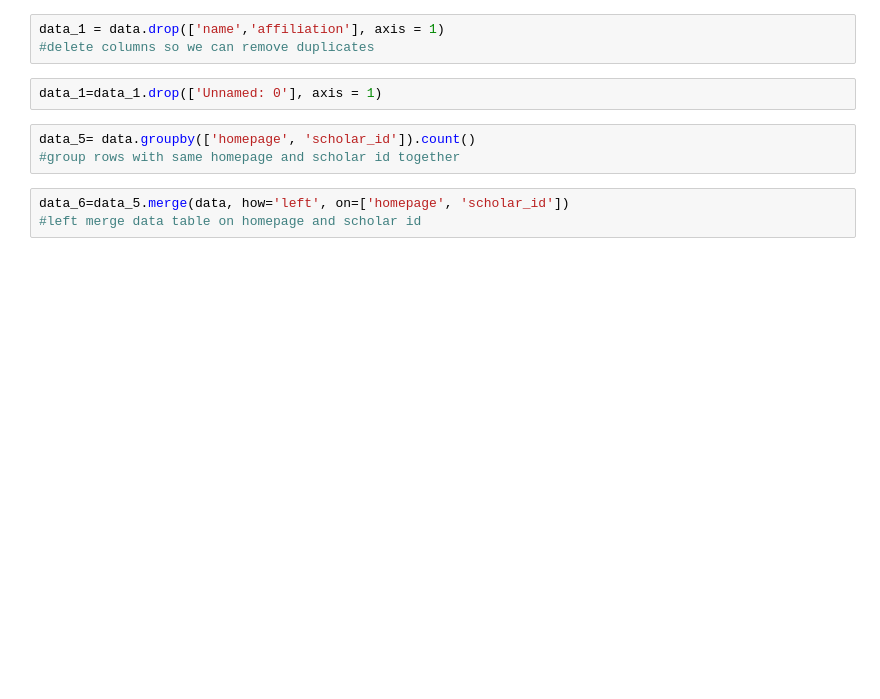
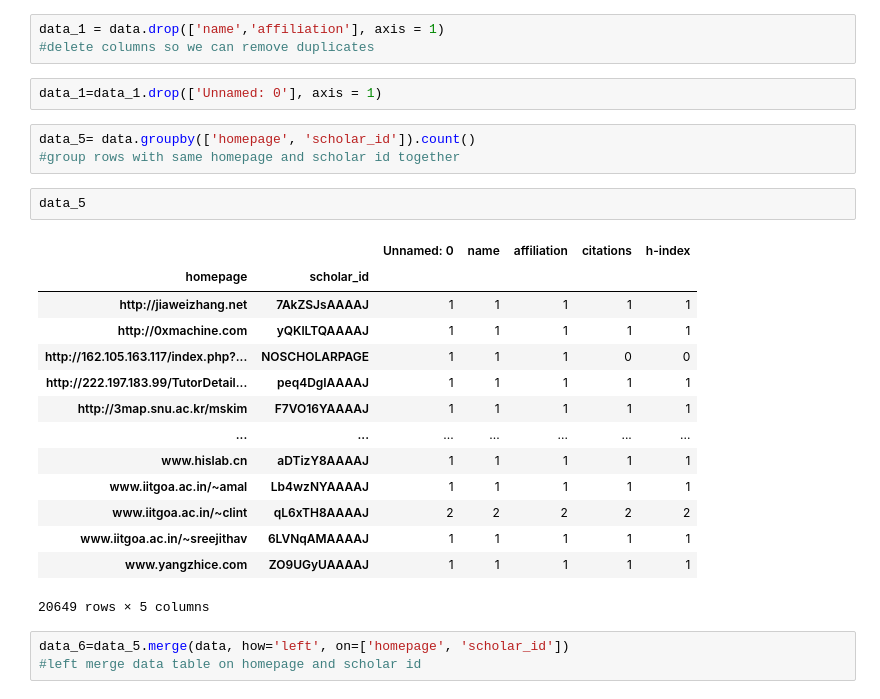
Before and after one commit to ychhatre/csimpact, a Jupyter notebook: code/remove_dupes.ipynb, the cells around one changed output. Cells and saved outputs as stored; diff of their text form; blank space fills up the shorter version.

```diff
--- a/code/remove_dupes.ipynb
+++ b/code/remove_dupes.ipynb
@@ -10,6 +28,23 @@ data_1=data_1.drop(['Unnamed: 0'], axis = 1)
 # %%
 data_5= data.groupby(['homepage', 'scholar_id']).count()
 #group rows with same homepage and scholar id together
+# %%
+data_5
+# %% [output]
+|  |  | Unnamed: 0 | name | affiliation | citations | h-index |
+| homepage | scholar_id |  |  |  |  |  |
+| http://jiaweizhang.net | 7AkZSJsAAAAJ | 1 | 1 | 1 | 1 | 1 |
+| http://0xmachine.com | yQKlLTQAAAAJ | 1 | 1 | 1 | 1 | 1 |
+| http://162.105.163.117/index.php?... | NOSCHOLARPAGE | 1 | 1 | 1 | 0 | 0 |
+| http://222.197.183.99/TutorDetail... | peq4DgIAAAAJ | 1 | 1 | 1 | 1 | 1 |
+| http://3map.snu.ac.kr/mskim | F7VO16YAAAAJ | 1 | 1 | 1 | 1 | 1 |
+| ... | ... | ... | ... | ... | ... | ... |
+| www.hislab.cn | aDTizY8AAAAJ | 1 | 1 | 1 | 1 | 1 |
+| www.iitgoa.ac.in/~amal | Lb4wzNYAAAAJ | 1 | 1 | 1 | 1 | 1 |
+| www.iitgoa.ac.in/~clint | qL6xTH8AAAAJ | 2 | 2 | 2 | 2 | 2 |
+| www.iitgoa.ac.in/~sreejithav | 6LVNqAMAAAAJ | 1 | 1 | 1 | 1 | 1 |
+| www.yangzhice.com | ZO9UGyUAAAAJ | 1 | 1 | 1 | 1 | 1 |
+20649 rows × 5 columns
 # %%
 data_6=data_5.merge(data, how='left', on=['homepage', 'scholar_id'])
 #left merge data table on homepage and scholar id
```
Also changed, not shown: parts of 20 cells of this notebook, 5 other files.
